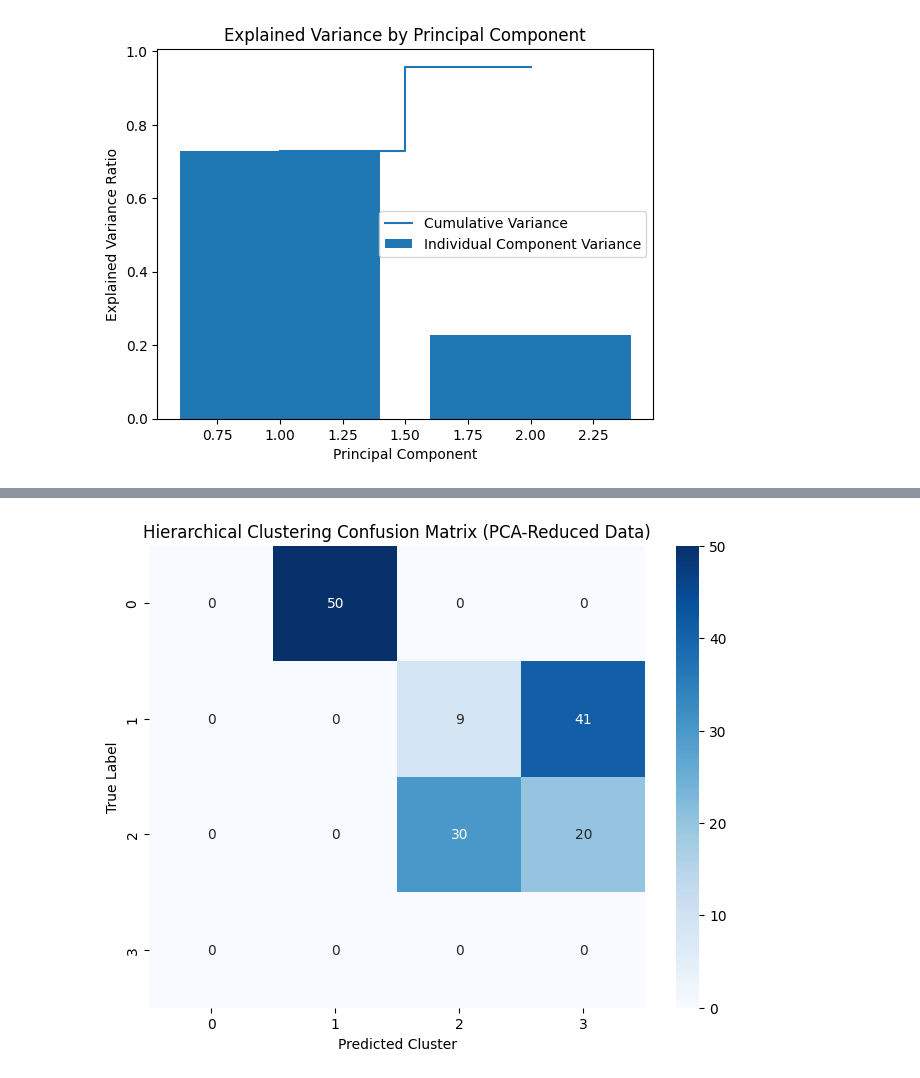
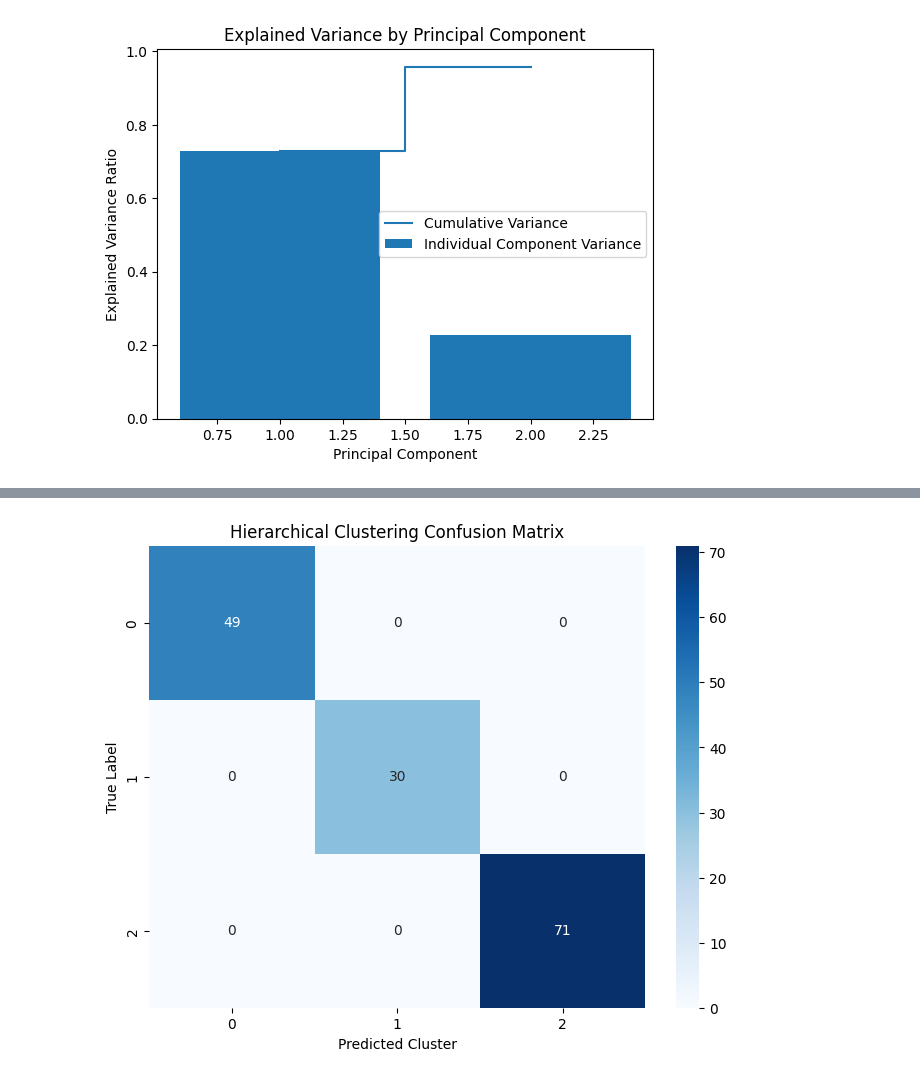
Before and after one commit to kabbo12012000/Clustering-DimensionalityReduction, a Jupyter notebook: Clustering_&_Dimensionality_Reduction.ipynb, the cells around one changed output, grey strips where cells are left out. Cells and saved outputs as stored; diff of their text form; code cells hidden in the pictures.

```diff
--- a/Clustering_&_Dimensionality_Reduction.ipynb
+++ b/Clustering_&_Dimensionality_Reduction.ipynb
@@ -143,5 +149,5 @@ Confusion Matrix (PCA-Reduced Data):
 # %%
-linkage = linkage(x_pca, method='ward')
+linkage = linkage(x_scaled, method='ward')
 # %%
 
 plt.figure(figsize=(10, 5))
@@ -155,2 +161,5 @@ plt.show()
 # %%
 hc_cluster = fcluster(linkage, t=3, criterion='maxclust')
+df['cluster'] = hc_cluster
+cm_hc = confusion_matrix(df['cluster'], hc_cluster)
+y3 = df['cluster']
@@ -224,11 +218,11 @@ plt.show()
 # %%
-cm_hc = confusion_matrix(y, hc_cluster)
+cm_hc = confusion_matrix(y3, hc_cluster)
 plt.figure(figsize=(8, 6))
 sns.heatmap(cm_hc, annot=True, fmt='d', cmap='Blues')
-plt.title('Hierarchical Clustering Confusion Matrix (PCA-Reduced Data)')
+plt.title('Hierarchical Clustering Confusion Matrix')
 plt.xlabel('Predicted Cluster')
 plt.ylabel('True Label')
 plt.show()
 # %% [output]
-[figure, old version]
+[figure, new version]
 # %%
```
Also changed, not shown: parts of 16 cells of this notebook.
